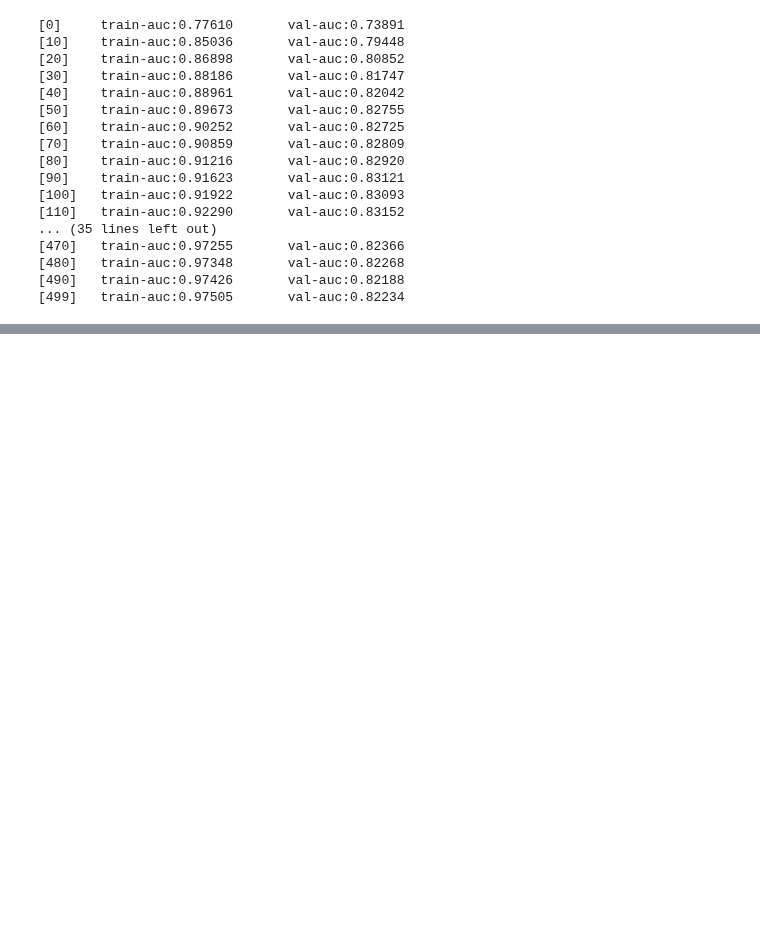
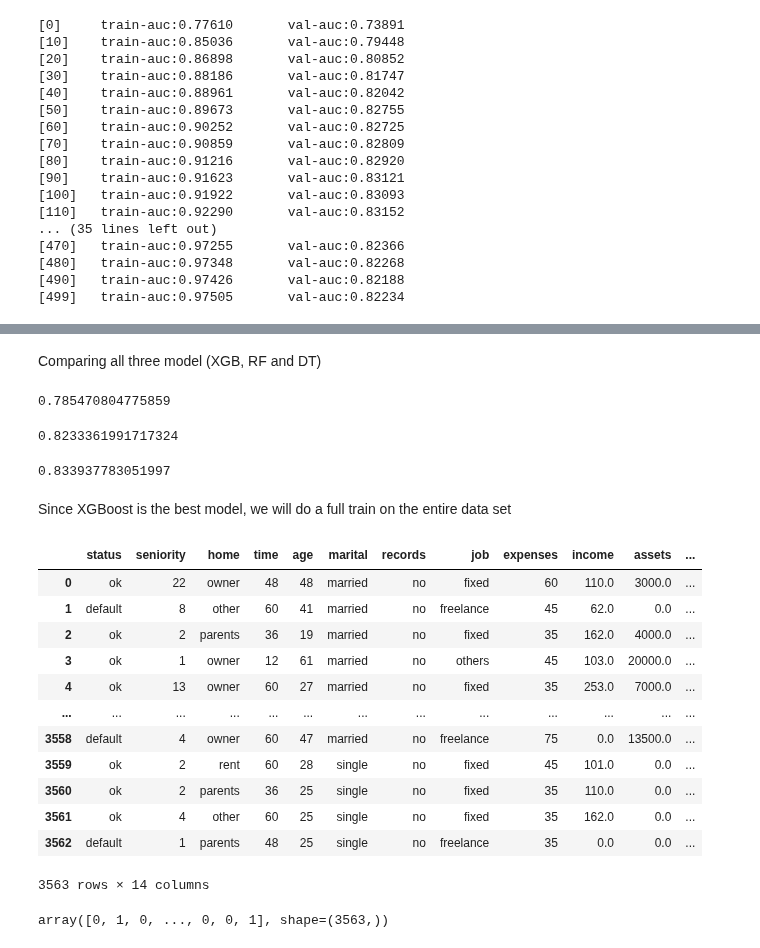
Before and after one commit to Abasi-ifreke/ml-zoomcamp, a Jupyter notebook: 06-decisiontree/decisiontree.ipynb, the cells around one changed output, grey strips where cells are left out. Saved outputs shown, nothing was run; the diff lists cells and outputs as text; code cells hidden in the pictures; blank space fills up the shorter version.

```diff
--- a/06-decisiontree/decisiontree.ipynb
+++ b/06-decisiontree/decisiontree.ipynb
@@ -1107,0 +1160,65 @@ v
+# %% [markdown]
+Comparing all three model (XGB, RF and DT)
+# %%
+# Decision Tree
+dt = DecisionTreeClassifier(min_samples_leaf=15, max_depth=6)
+dt.fit(X_train, y_train)
+
+y_pred = dt.predict_proba(X_val)[:, 1]
+roc_auc_score(y_val, y_pred)
+# %% [output]
+0.785470804775859
+# %%
+# Random Forest
+rf = RandomForestClassifier(n_estimators=100, min_samples_leaf=min_samples_leaf,
+                                    max_depth=max_depth, random_state=1, n_jobs=-1)
+rf.fit(X_train, y_train)
+y_pred = rf.predict_proba(X_val)[:, 1]
+roc_auc_score(y_val, y_pred)
+# %% [output]
+0.8233361991717324
+# %%
+# XGBoost
+xgb_params = {
+    'eta': 0.1,
+    'max_depth': 3,
+    'min_child_weight': 1,
+
+    'objective': 'binary:logistic',
+    'eval_metric': 'auc',
+    'nthread': 8,
+    'seed': 1
+}
+
+model = xgb.train(xgb_params, dtrain,
+                  num_boost_round=160)
+
+y_pred_xgb = model.predict(dval)
+roc_auc_score(y_val, y_pred_xgb)
+# %% [output]
+0.833937783051997
+# %% [markdown]
+Since XGBoost is the best model, we will do a full train on the entire data set
+# %%
+df_train_full = df_train_full.reset_index(drop=True)
+df_train_full
+# %% [output]
+|  | status | seniority | home | time | age | marital | records | job | expenses | income | assets | ... |
+| 0 | ok | 22 | owner | 48 | 48 | married | no | fixed | 60 | 110.0 | 3000.0 | ... |
+| 1 | default | 8 | other | 60 | 41 | married | no | freelance | 45 | 62.0 | 0.0 | ... |
+| 2 | ok | 2 | parents | 36 | 19 | married | no | fixed | 35 | 162.0 | 4000.0 | ... |
+| 3 | ok | 1 | owner | 12 | 61 | married | no | others | 45 | 103.0 | 20000.0 | ... |
+| 4 | ok | 13 | owner | 60 | 27 | married | no | fixed | 35 | 253.0 | 7000.0 | ... |
+| ... | ... | ... | ... | ... | ... | ... | ... | ... | ... | ... | ... | ... |
+| 3558 | default | 4 | owner | 60 | 47 | married | no | freelance | 75 | 0.0 | 13500.0 | ... |
+| 3559 | ok | 2 | rent | 60 | 28 | single | no | fixed | 45 | 101.0 | 0.0 | ... |
+| 3560 | ok | 2 | parents | 36 | 25 | single | no | fixed | 35 | 110.0 | 0.0 | ... |
+| 3561 | ok | 4 | other | 60 | 25 | single | no | fixed | 35 | 162.0 | 0.0 | ... |
+| 3562 | default | 1 | parents | 48 | 25 | single | no | freelance | 35 | 0.0 | 0.0 | ... |
+3563 rows × 14 columns
+# %%
+y_train_full = (df_train_full.status == "default").astype(int).values
+y_train_full
+del df_train_full["status"]
+# %% [output]
+array([0, 1, 0, ..., 0, 0, 1], shape=(3563,))
```
Also changed, not shown: parts of 12 cells of this notebook.
